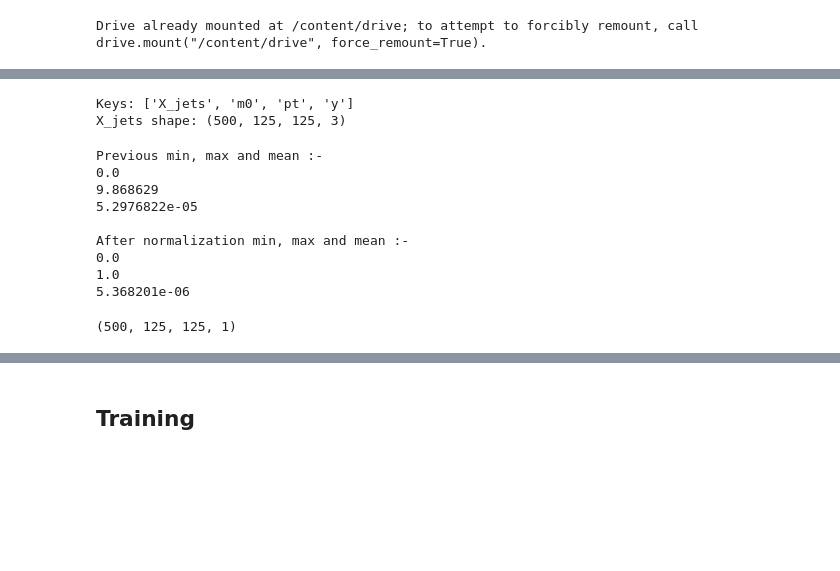
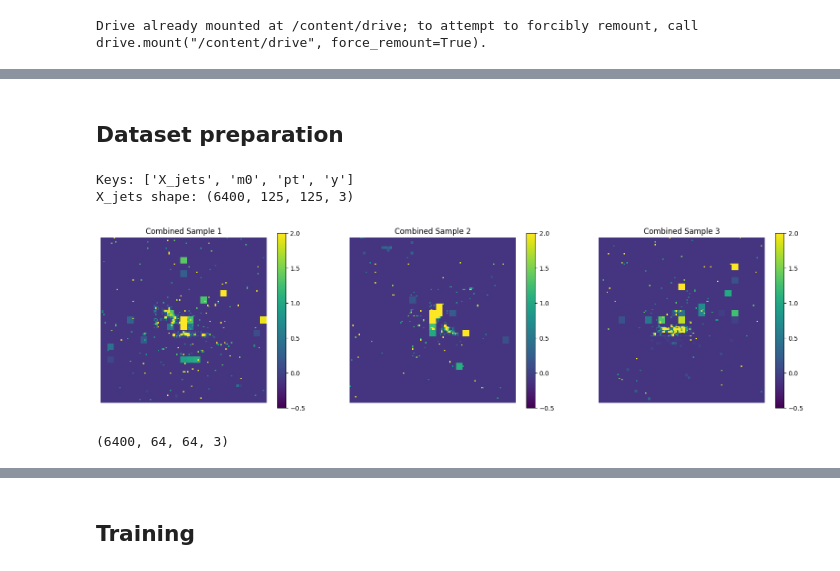
Before and after one commit to Akshit17/Diffusion-model-for-Quark-Gluon-Jet-images, a Jupyter notebook: Diffusion_reconstruction_(Specific_Task_2).ipynb, the cells around one changed output, grey strips where cells are left out. Saved outputs shown, nothing was run; the diff lists cells and outputs as text; code cells hidden in the pictures; blank space fills up the shorter version.

```diff
--- a/Diffusion_reconstruction_(Specific_Task_2).ipynb
+++ b/Diffusion_reconstruction_(Specific_Task_2).ipynb
@@ -23,10 +28,12 @@ Drive already mounted at /content/drive; to attempt to forcibly remount, call dr
+# %% [markdown]
+## Dataset preparation
 # %%
 # Load data from HDF5 file
 data_path = "/content/drive/MyDrive/quark-gluon_data-set_n139306.hdf5"  # Replace with your own file path
 
 with h5py.File(data_path, 'r') as f:
     print(f"Keys: {list(f.keys())}")
-    X_jets = f['X_jets'][0:500]                   #To work with only a subset of all images due to computational limit
+    X_jets = f['X_jets'][0:6400]                   #To work with only a subset of all images due to computational limit
     print(f"X_jets shape: {X_jets.shape}")         # Consists of image data
     # m0 = f["m0"]
     # pt = f["pt"]
@@ -38,4 +45,4 @@ with h5py.File(data_path, 'r') as f:
 # print(X_jets.shape)
 # %% [output]
 Keys: ['X_jets', 'm0', 'pt', 'y']
-X_jets shape: (500, 125, 125, 3)
+X_jets shape: (6400, 125, 125, 3)
@@ -52,11 +70,13 @@ def show_tensor_image(image):
 # %%
+# Select number of images to display
 num_images = 3
+
+# Display original images from X_jets
 fig, axes = plt.subplots(nrows=1, ncols=num_images, figsize=(20, 20))
-for i in range(num_images):
-    sample = X_jets[i]
-    sample = np.transpose(sample, (2, 0, 1))  # transpose to (C, H, W) format
-    sample = torch.from_numpy(sample).float().unsqueeze(0)  # convert to tensor
-    show_tensor_image(sample)
+for i in range(3):
+    temp = axes[i].imshow(combined[i], cmap='viridis', vmin=-0.5, vmax=2.0, interpolation='nearest')
     axes[i].axis('off')
-    axes[i].set_title('Sample {}'.format(i+1))
-plt.show()
+    axes[i].set_title('Combined Sample {}'.format(i+1))
+    fig.colorbar(temp, ax=axes[i], shrink=0.25)
+# %% [output]
+[figure, added]
@@ -63,31 +99,13 @@ plt.show()
 # %%
-# Resizing images from (125, 125, 3) to (128, 128, 3) as when decoding we want image to be in power of 2's dimension for ConvTranspose to retrieve original image dimensions
-X_jets_resized = np.zeros((X_jets.shape[0], 128, 128, 3))
+#Resizing to (64, 64, 3) as training process took up a lot of time and memory
+from tensorflow.keras.preprocessing.image import smart_resize
+
+X_jets_resized = np.zeros((X_jets.shape[0], 64, 64, 3))
 for i in range(X_jets.shape[0]):
-    X_jets_resized[i] = smart_resize(X_jets[i], (128, 128))
+    X_jets_resized[i] = smart_resize(X_jets[i], (64, 64))
 
 X_jets = X_jets_resized
 del(X_jets_resized)
+print(X_jets.shape)
+# %% [output]
+(6400, 64, 64, 3)
-# %%
-# Normalize the input images to have values between 0 and 1 using min-max scaling.
-print("Previous min, max and mean :-")
-print(np.min(X_jets))
-print(np.max(X_jets))
-print(np.mean(X_jets))
-
-X_jets = (X_jets - X_jets.min()) / (X_jets.max() - X_jets.min())
-
-print("\nAfter normalization min, max and mean :-")
-print(np.min(X_jets))
-print(np.max(X_jets))
-print(np.mean(X_jets))
-# %% [output]
-Previous min, max and mean :-
-0.0
-9.868629
-5.2976822e-05
-
-After normalization min, max and mean :-
-0.0
-1.0
-5.368201e-06
@@ -111,4 +111,0 @@ combined = np.expand_dims(combined, axis=-1)  # Reshape to (n, 128, 128, 1)
-# %%
-combined.shape
-# %% [output]
-(500, 125, 125, 1)
```
Also changed, not shown: parts of 35 cells of this notebook, 1 other file.
